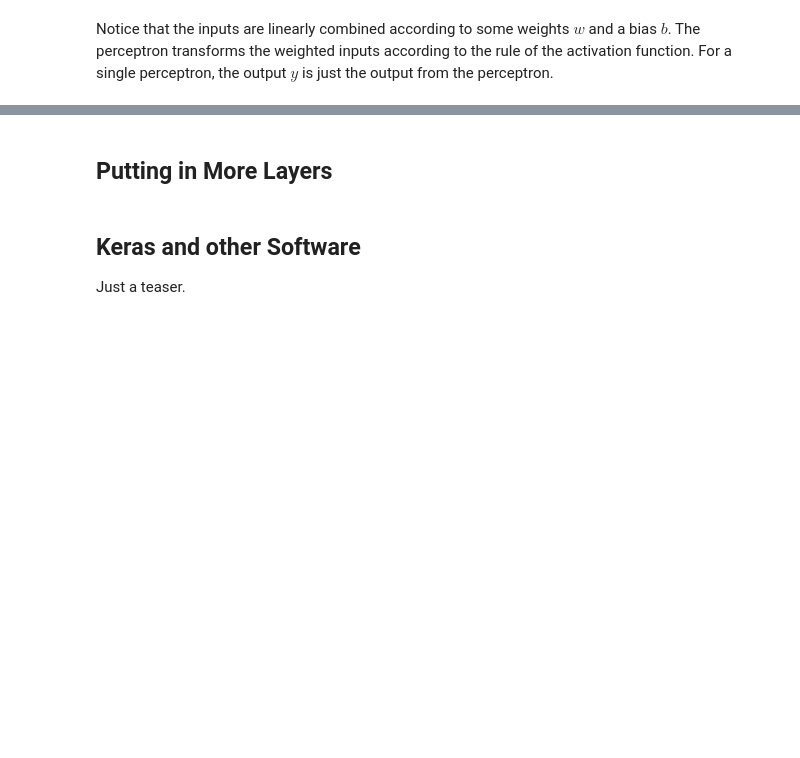
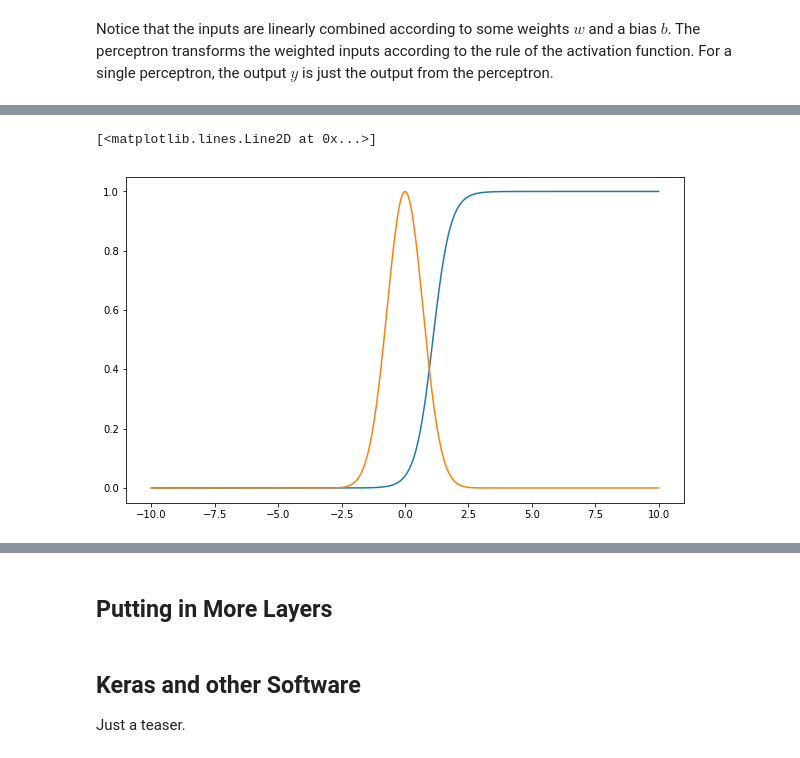
Before and after one commit to pavlosprotopapas/dswcc_fall_2018, a Jupyter notebook: labs/Lab1/Lab1.ipynb, the cells around one changed output, grey strips where cells are left out. Cells and saved outputs as stored; diff of their text form; code cells hidden in the pictures; blank space fills up the shorter version.

```diff
--- a/labs/Lab1/Lab1.ipynb
+++ b/labs/Lab1/Lab1.ipynb
@@ -78,0 +92,21 @@ Do the same thing as above, but now change the weights and assess the impact
+# %%
+def affine(x, w, b):
+    return w * x + b
+
+def logistic(z):
+    return 1.0 / (1.0 + np.exp(-z))
+
+x = np.linspace(-10.0, 10.0, 500) # input points
+y = np.exp(-x*x) # data
+
+w = np.random.uniform(-5.0, 5.0, 1) # Random weights from uniform distribution
+b = np.random.uniform(-5.0, 5.0, 1) # Random bias
+
+h = logistic(affine(x, w, b))
+
+fig, ax = plt.subplots(1,1, figsize=(10,6))
+ax.plot(x, h)
+ax.plot(x, y)
+# %% [output]
+[<matplotlib.lines.Line2D at 0x...>]
+[figure, added]
```
Also changed, not shown: parts of 35 cells of this notebook.
